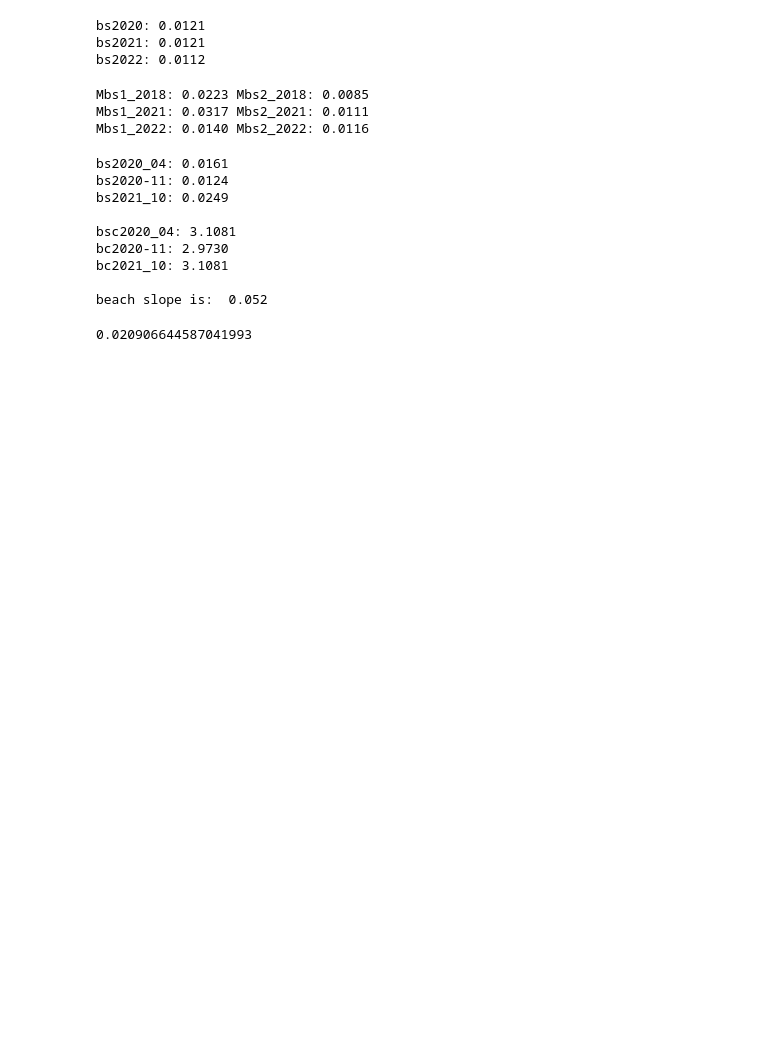
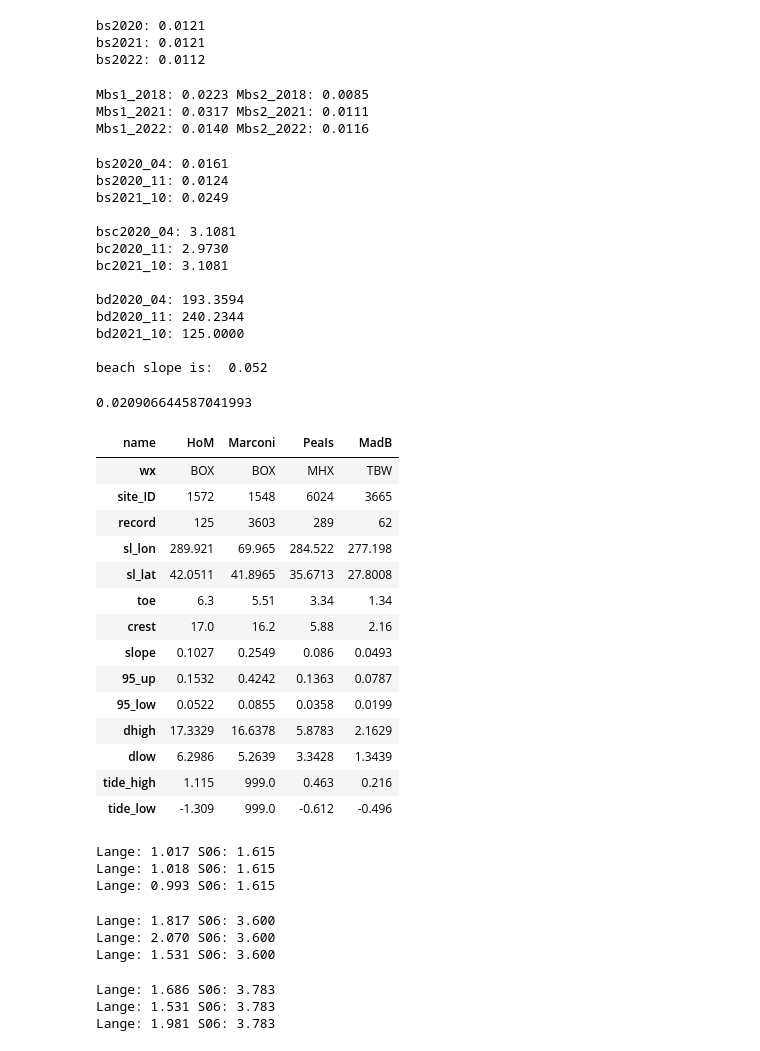
Before and after one commit to csherwood-usgs/runup, a Jupyter notebook: four_beach_slopes.ipynb, the cells around one changed output. Cells and saved outputs as stored; diff of their text form; code cells hidden in the pictures; blank space fills up the shorter version.

```diff
--- a/four_beach_slopes.ipynb
+++ b/four_beach_slopes.ipynb
@@ -33,21 +37,31 @@ bs2020_04 = (5*2.3/3.7)/(250*(13.2-3.3)/12.8)
 bs2020_11 = (5*2.2/3.7)/(250*(16-3.7)/12.8)
 bs2021_10 = (5*2.3/3.7)/(250*(10.2-3.8)/12.8)
 # bar crest depths
+bd2020_04 = (250*(13.2-3.3)/12.8)
+bd2020_11 = (250*(16-3.7)/12.8)
+bd2021_10 = (250*(10.2-3.8)/12.8)
+# bar crest depths
 bc2020_04 = (5*2.3/3.7)
 bc2020_11 = (5*2.2/3.7)
 bc2021_10 = (5*2.3/3.7)
-print('bs2020_04: {:.04f}\nbs2020-11: {:.04f}\nbs2021_10: {:.04f}\n'.format(bs2020_04,bs2020_11,bs2021_10))
-print('bsc2020_04: {:.04f}\nbc2020-11: {:.04f}\nbc2021_10: {:.04f}\n'.format(bc2020_04,bc2020_11,bc2021_10))
+print('bs2020_04: {:.04f}\nbs2020_11: {:.04f}\nbs2021_10: {:.04f}\n'.format(bs2020_04,bs2020_11,bs2021_10))
+print('bc2020_04: {:.04f}\nbc2020_11: {:.04f}\nbc2021_10: {:.04f}\n'.format(bc2020_04,bc2020_11,bc2021_10))
+print('bd2020_04: {:.04f}\nbd2020_11: {:.04f}\nbd2021_10: {:.04f}\n'.format(bd2020_04,bd2020_11,bd2021_10))
+
 print("beach slope is: ",13/250)
 # %% [output]
 bs2020_04: 0.0161
-bs2020-11: 0.0124
+bs2020_11: 0.0124
 bs2021_10: 0.0249
 
 bsc2020_04: 3.1081
-bc2020-11: 2.9730
+bc2020_11: 2.9730
 bc2021_10: 3.1081
 
+bd2020_04: 193.3594
+bd2020_11: 240.2344
+bd2021_10: 125.0000
+
 beach slope is:  0.052
 # %%
 # Mad Beach from RC profile
@@ -55,3 +69,61 @@ bs = 1.01/(1068.9-1020.59)
 print(bs)
 # %% [output]
 0.020906644587041993
+# %%
+dfb = pd.read_csv('d:/crs/proj/2022_runup/beaches.csv', index_col=0, header=0).T
+dfb
+# %% [output]
+| name | HoM | Marconi | PeaIs | MadB |
+| wx | BOX | BOX | MHX | TBW |
+| site_ID | 1572 | 1548 | 6024 | 3665 |
+| record | 125 | 3603 | 289 | 62 |
+| sl_lon | 289.921 | 69.965 | 284.522 | 277.198 |
+| sl_lat | 42.0511 | 41.8965 | 35.6713 | 27.8008 |
+| toe | 6.3 | 5.51 | 3.34 | 1.34 |
+| crest | 17.0 | 16.2 | 5.88 | 2.16 |
+| slope | 0.1027 | 0.2549 | 0.086 | 0.0493 |
+| 95_up | 0.1532 | 0.4242 | 0.1363 | 0.0787 |
+| 95_low | 0.0522 | 0.0855 | 0.0358 | 0.0199 |
+| dhigh | 17.3329 | 16.6378 | 5.8783 | 2.1629 |
+| dlow | 6.2986 | 5.2639 | 3.3428 | 1.3439 |
+| tide_high | 1.115 | 999.0 | 0.463 | 0.216 |
+| tide_low | -1.309 | 999.0 | -0.612 | -0.496 |
+# %%
+# HoM
+Hs = 2.11
+Tp = 9.52
+beta_f = 0.103 # median
+barslopes = [bs2020, bs2021, bs2022]
+for beta_eff in barslopes:
+    print('Lange: {:.3f} S06: {:.3f}'.format( two_slope_IPA_wrapper( Hs, Tp, beta_f, beta_eff),
+                                            S06( Hs, calc_L0( Tp ), beta_f )   ))
+# %% [output]
+Lange: 1.017 S06: 1.615
+Lange: 1.018 S06: 1.615
+Lange: 0.993 S06: 1.615
+# %%
+# Marconi
+Hs = 2.11
+Tp = 9.52
+beta_f = 0.2549 # median
+barslopes = [Mbs1_2018, Mbs1_2021, Mbs1_2022]
+for beta_eff in barslopes:
+    print('Lange: {:.3f} S06: {:.3f}'.format( two_slope_IPA_wrapper( Hs, Tp, beta_f, beta_eff),
+                                            S06( Hs, calc_L0( Tp ), beta_f )   ))
+# %% [output]
+Lange: 1.817 S06: 3.600
+Lange: 2.070 S06: 3.600
+Lange: 1.531 S06: 3.600
+# %%
+# Pea Island
+Hs = 2.07
+Tp = 10.1
+beta_f = 0.2549 # median
+barslopes = [bs2020_04, bs2020_11, bs2021_10]
+for beta_eff in barslopes:
+    print('Lange: {:.3f} S06: {:.3f}'.format( two_slope_IPA_wrapper( Hs, Tp, beta_f, beta_eff),
+                                            S06( Hs, calc_L0( Tp ), beta_f )   ))
+# %% [output]
+Lange: 1.686 S06: 3.783
+Lange: 1.531 S06: 3.783
+Lange: 1.981 S06: 3.783
```
Also changed, not shown: parts of 2 cells of this notebook, 3 other files.
